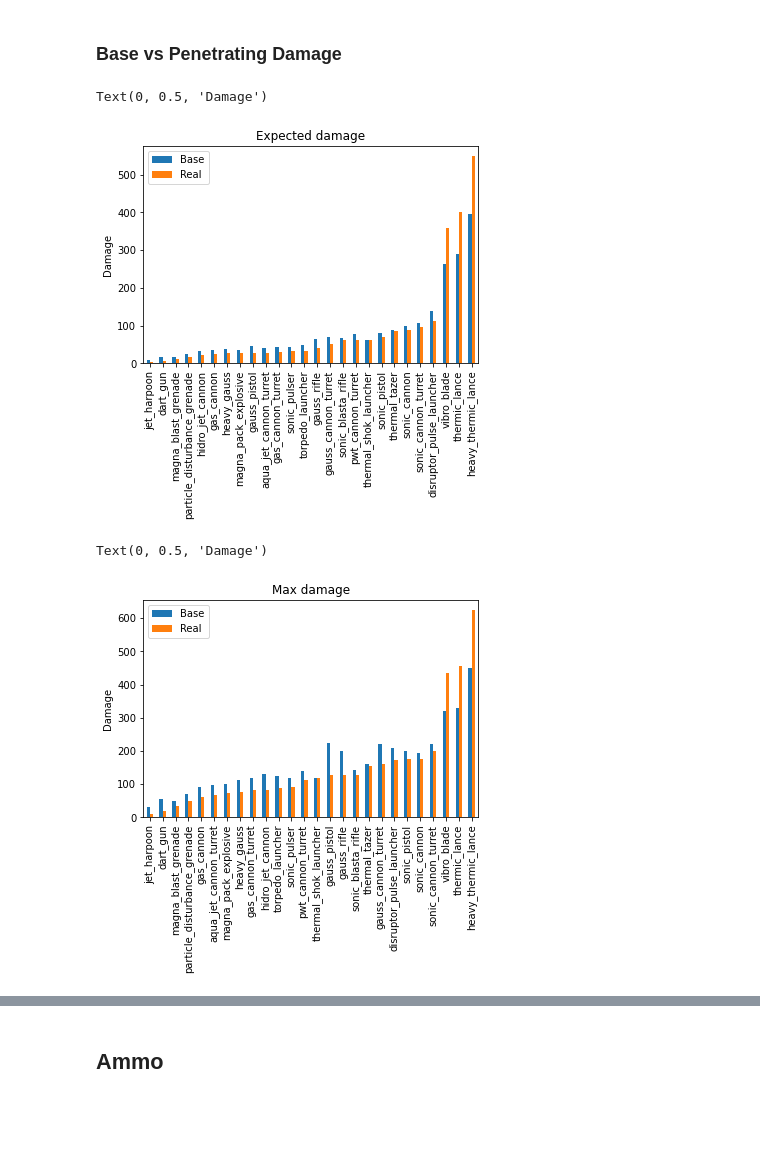
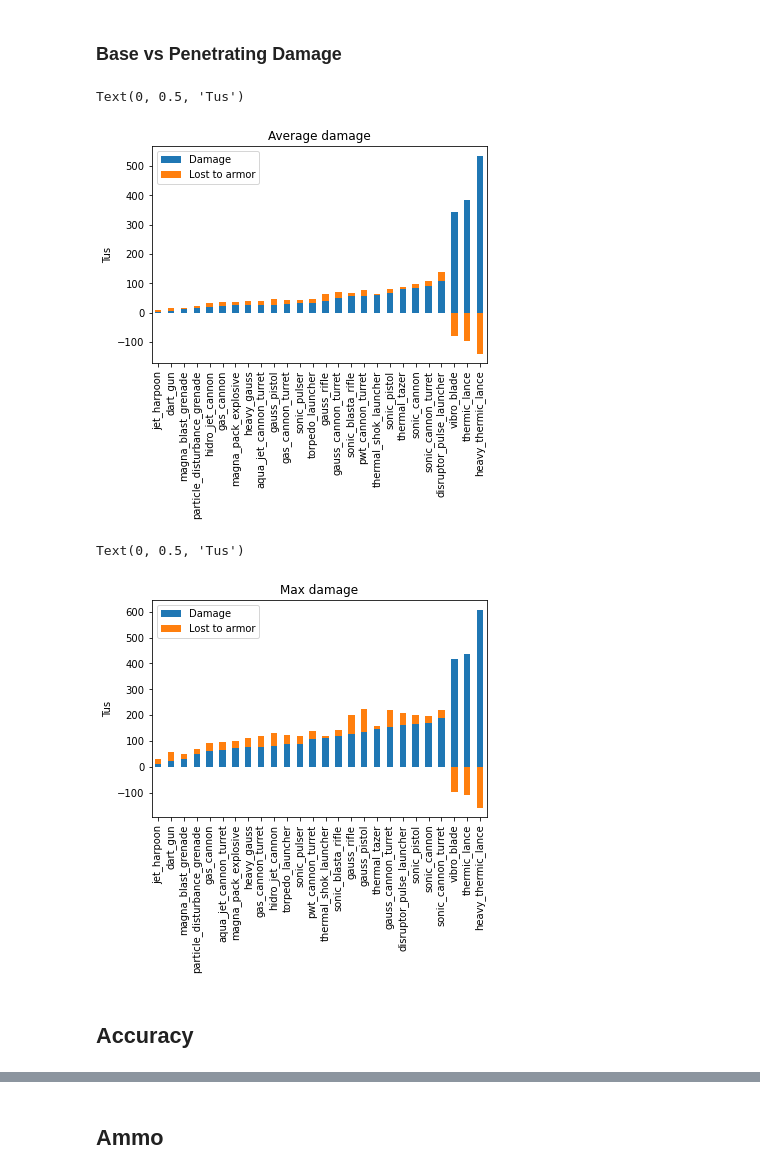
Before and after one commit to Bernardo-MG/xcom-analysis-jupyter-notebook, a Jupyter notebook: terror_from_the_deep/weapon_stats.ipynb, the cells around one changed output, grey strips where cells are left out. Cells and saved outputs as stored; diff of their text form; code cells hidden in the pictures; blank space fills up the shorter version.

Commit message:
Data corrections

```diff
--- a/terror_from_the_deep/weapon_stats.ipynb
+++ b/terror_from_the_deep/weapon_stats.ipynb
@@ -63,13 +72,13 @@ average_damage = average_damage.sort_values(by=["turn_penetrating_damage_expecte
 # %%
-ax = average_damage.plot.bar(title="Expected damage", legend=False)
-ax.legend(["Base", "Real"])
+ax = average_damage.plot.bar(title="Average damage", stacked=True, legend=False)
+ax.legend(["Damage", "Lost to armor"])
 ax.xaxis.get_label().set_visible(False)
-ax.set_ylabel("Damage")
+ax.set_ylabel("Tus")
 # %% [output]
-Text(0, 0.5, 'Damage')
+Text(0, 0.5, 'Tus')
-[figure, old version]
+[figure, new version]
 # %%
-average_damage_mean = weapon_data[["weapon", "turn_damage_max"]]
+average_damage_mean = weapon_data_aliens[["weapon", "turn_damage_max"]]
 average_damage_mean = average_damage_mean.groupby("weapon").mean()
 # %%
 average_penetrating_damage_mean = weapon_data_aliens[["weapon", "turn_penetrating_damage_max"]]
@@ -80,8 +86,16 @@ average_damage = average_damage.sort_values(by=["turn_penetrating_damage_max"])
+# %%
+average_damage = pd.DataFrame()
+average_damage["damage"] = average_penetrating_damage_mean["turn_penetrating_damage_max"]
+average_damage["up_to_max"] = average_damage_mean["turn_damage_max"]
+average_damage["up_to_max"] = average_damage.apply(lambda x: x["up_to_max"] - x["damage"], axis=1)
+average_damage = average_damage.sort_values(by=["damage"])
 # %%
-ax = average_damage.plot.bar(title="Max damage", legend=False)
-ax.legend(["Base", "Real"])
+ax = average_damage.plot.bar(title="Max damage", stacked=True, legend=False)
+ax.legend(["Damage", "Lost to armor"])
 ax.xaxis.get_label().set_visible(False)
-ax.set_ylabel("Damage")
+ax.set_ylabel("Tus")
 # %% [output]
-Text(0, 0.5, 'Damage')
+Text(0, 0.5, 'Tus')
-[figure, old version]
+[figure, new version]
+# %% [markdown]
+## Accuracy
```
Also changed, not shown: parts of 39 cells of this notebook, 4 other files.
